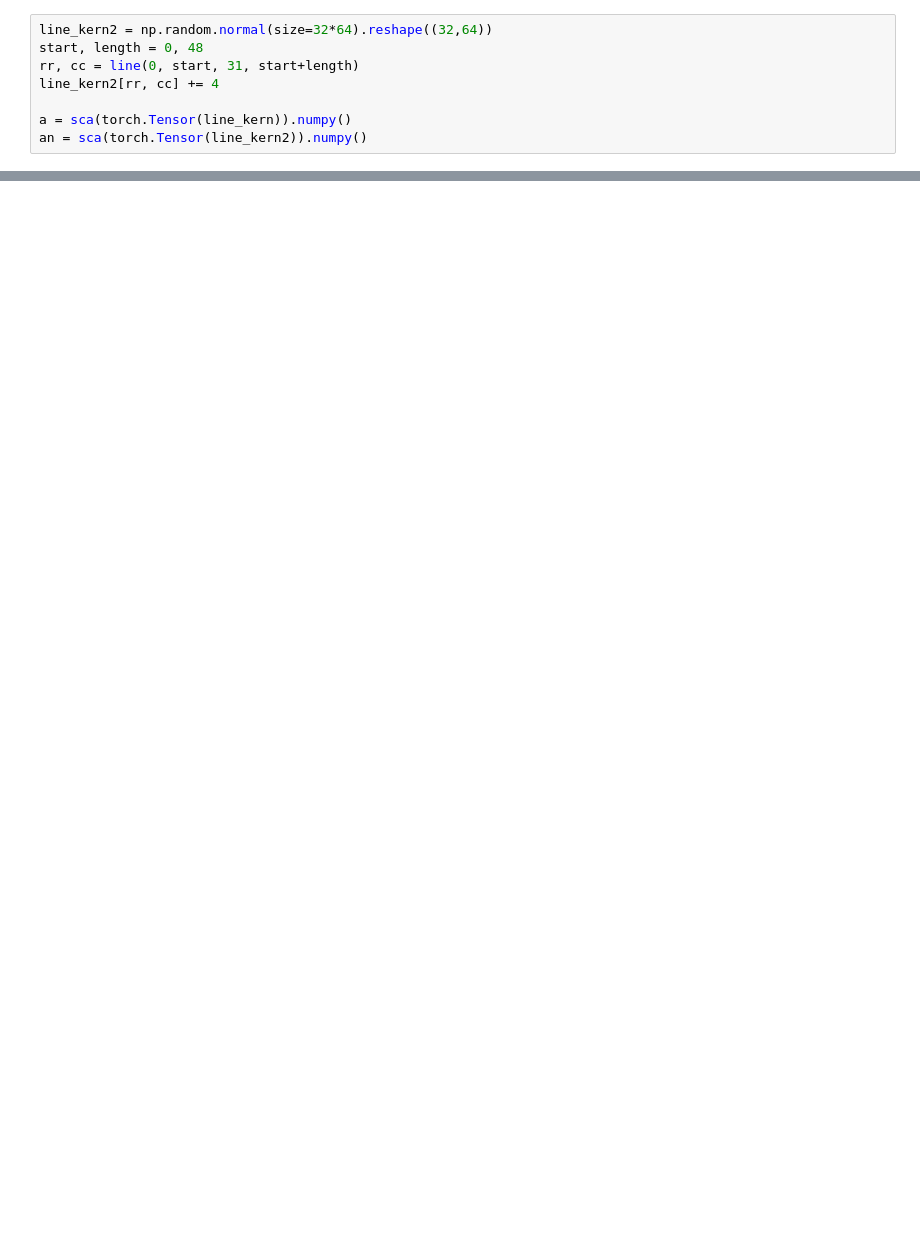
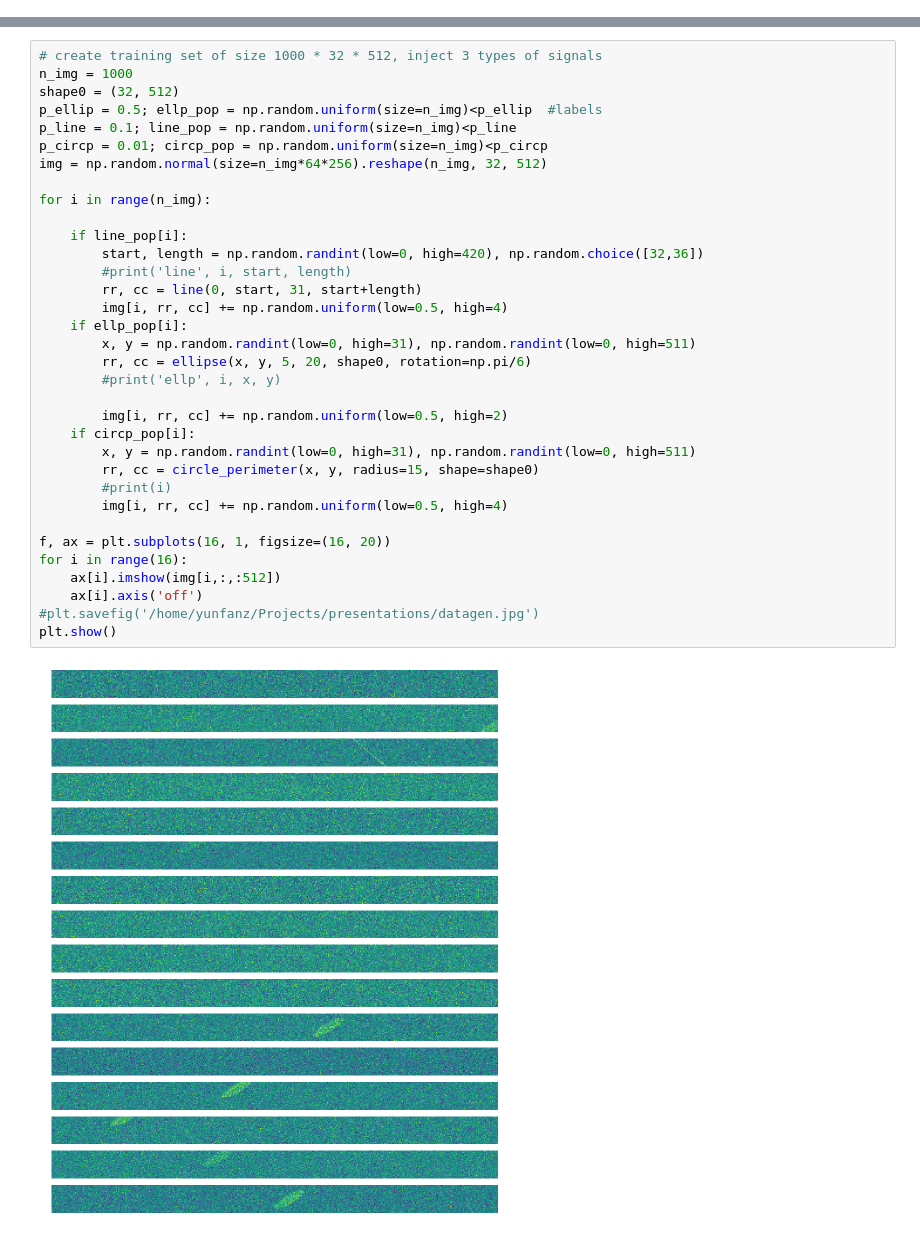
Before and after one commit to yunfanz/pattern_discovery, a Jupyter notebook: code/streamlined.ipynb, the cells around one changed output, grey strips where cells are left out. Drawn from its saved outputs; the diff is of its cells as text; blank space fills up the shorter version.

```diff
--- a/code/streamlined.ipynb
+++ b/code/streamlined.ipynb
@@ -327,8 +0,0 @@ sca = Scattering2D(J=2, shape=(32,64), L=8, max_order=1, pre_pad=False)
-# %%
-line_kern2 = np.random.normal(size=32*64).reshape((32,64))
-start, length = 0, 48
-rr, cc = line(0, start, 31, start+length)
-line_kern2[rr, cc] += 4
-
-a = sca(torch.Tensor(line_kern)).numpy()
-an = sca(torch.Tensor(line_kern2)).numpy()
@@ -356,0 +32,36 @@ plt.imshow(k)
+# %%
+# create training set of size 1000 * 32 * 512, inject 3 types of signals
+n_img = 1000
+shape0 = (32, 512)
+p_ellip = 0.5; ellp_pop = np.random.uniform(size=n_img)<p_ellip  #labels
+p_line = 0.1; line_pop = np.random.uniform(size=n_img)<p_line
+p_circp = 0.01; circp_pop = np.random.uniform(size=n_img)<p_circp
+img = np.random.normal(size=n_img*64*256).reshape(n_img, 32, 512)
+
+for i in range(n_img):
+
+    if line_pop[i]:
+        start, length = np.random.randint(low=0, high=420), np.random.choice([32,36])
+        #print('line', i, start, length)
+        rr, cc = line(0, start, 31, start+length)
+        img[i, rr, cc] += np.random.uniform(low=0.5, high=4)
+    if ellp_pop[i]:
+        x, y = np.random.randint(low=0, high=31), np.random.randint(low=0, high=511)
+        rr, cc = ellipse(x, y, 5, 20, shape0, rotation=np.pi/6)
+        #print('ellp', i, x, y)
+
+        img[i, rr, cc] += np.random.uniform(low=0.5, high=2)
+    if circp_pop[i]:
+        x, y = np.random.randint(low=0, high=31), np.random.randint(low=0, high=511)
+        rr, cc = circle_perimeter(x, y, radius=15, shape=shape0)
+        #print(i)
+        img[i, rr, cc] += np.random.uniform(low=0.5, high=4)
+
+f, ax = plt.subplots(16, 1, figsize=(16, 20))
+for i in range(16):
+    ax[i].imshow(img[i,:,:512])
+    ax[i].axis('off')
+#plt.savefig('/home/yunfanz/Projects/presentations/datagen.jpg')
+plt.show()
+# %% [output]
+[figure, added]
```
Also changed, not shown: parts of 43 cells of this notebook.
